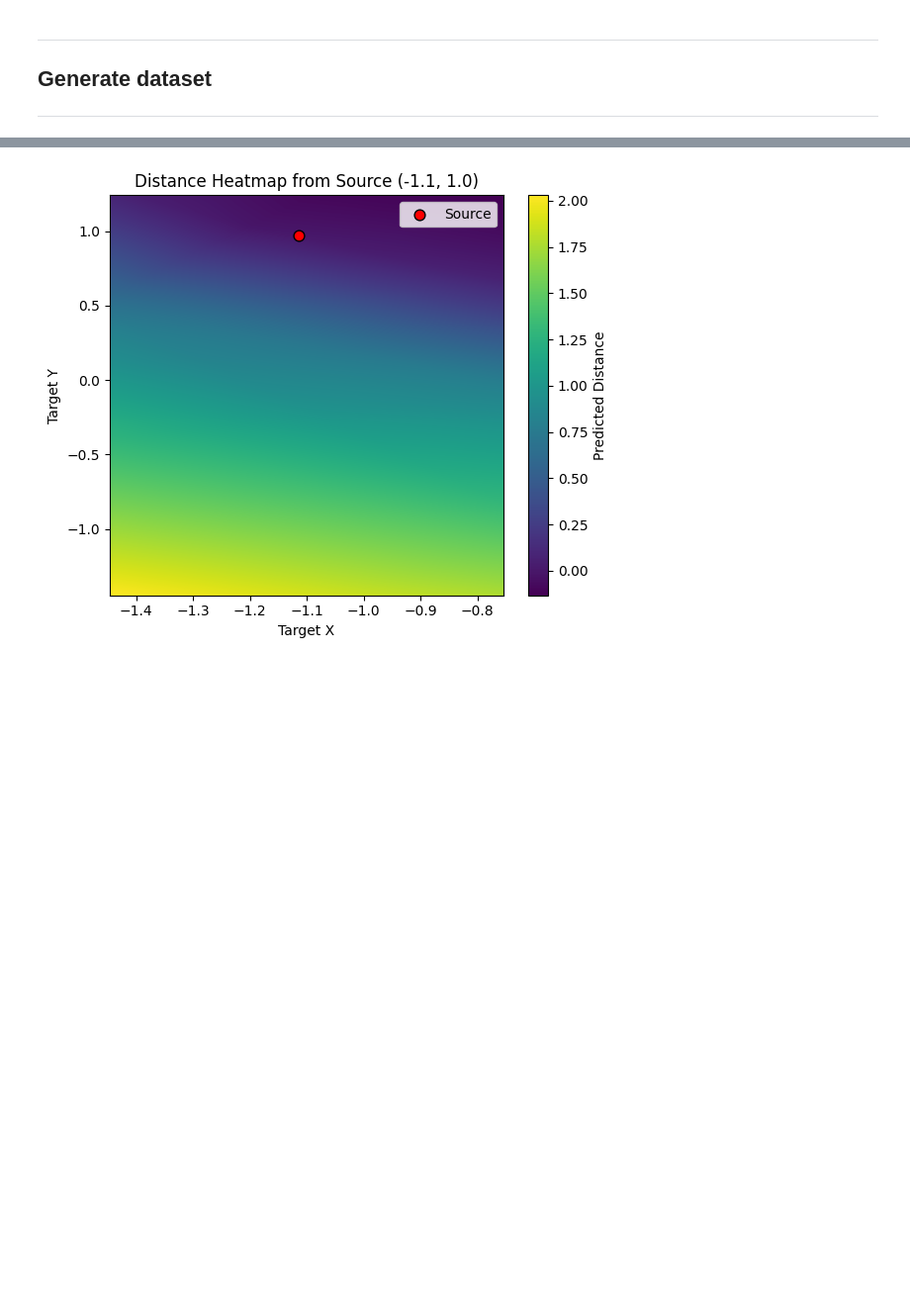
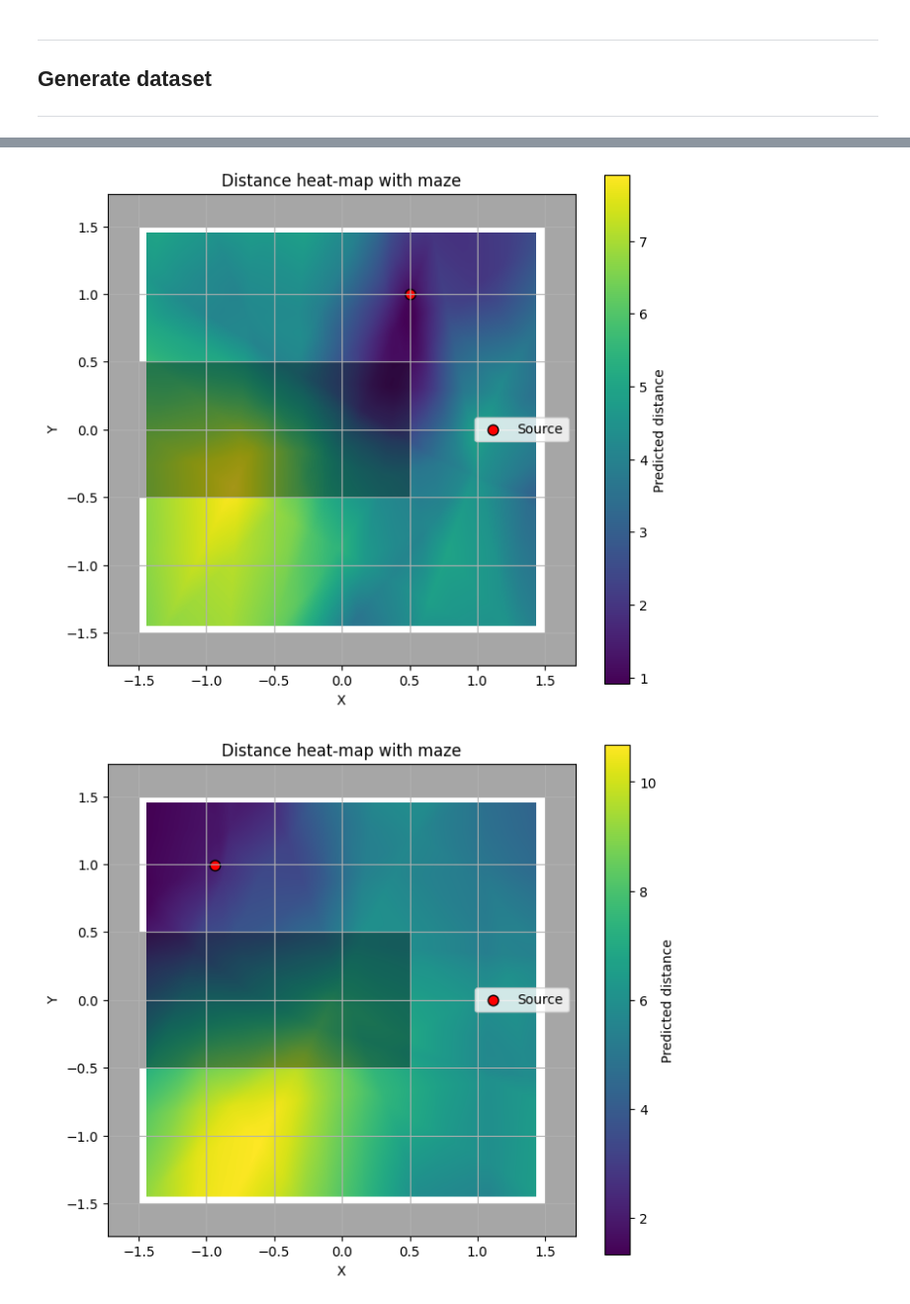
Before and after one commit to AIRI-summer-school/07-distance-to-goal-learning, a Jupyter notebook: artem_ws/scripts/train_stage1.ipynb, the cells around one changed output, grey strips where cells are left out. Shown at 99% size. Drawn from its saved outputs; the diff is of its cells as text; code cells hidden in the pictures; blank space fills up the shorter version.

Commit message:
add train function to the distance model

```diff
--- a/artem_ws/scripts/train_stage1.ipynb
+++ b/artem_ws/scripts/train_stage1.ipynb
@@ -23,7 +23,7 @@ Current device: 0
 Device name: NVIDIA GeForce RTX 4080 Laptop GPU
 # %%
 env_id = 'PointMaze_UMaze-v3'  # Use dense reward for initial training
-train_episodes = 100
+train_episodes = 10000
 max_episode_steps = 512
 seed = 0
 
@@ -33,9 +33,9 @@ gym.register_envs(gymnasium_robotics)
 # Initialize environment
 c = 'c'; U_map = [
     [1, 1, 1, 1, 1],
-    [1, c, 0, 0, 1],
-    [1, 1, 1, 0, 1],
-    [1, c, 0, 0, 1],
+    [1, c, c, c, 1],
+    [1, 1, 1, c, 1],
+    [1, c, c, c, 1],
     [1, 1, 1, 1, 1]
 ]
 builder = EnvBuilder(env_id=env_id, maze_map=U_map, max_episode_steps=max_episode_steps, seed=seed)
@@ -51,0 +81,3 @@ View run at https://wandb.ai/voronov_artem_lit-skolkovo-institute-of-science-and
+# %%
+model_path = "models/ppo_agent_stage1_good.pth"
+agent.ac.load_state_dict(torch.load(model_path))
@@ -111,3 +111,4 @@ eval_distances = shuffled_distances[split_idx:]
 # %%
 sup_model = distance_models.SupervisedDistanceEstimator(input_dim=4)
-sup_loss = sup_model.train_from_data(train_states, train_distances, epochs=100)
+sup_loss = sup_model.train_from_data(dataset, epochs=50, batch_size=16192)
+eval_loss = sup_model.evaluate_from_data(dataset, save_model=True)
@@ -123,15 +118,6 @@ Eval loss: 0.0001
 # %%
-def get_borders(trajectories):
-    all_points = np.concatenate([np.array(traj) for traj in trajectories], axis=0)
-    x_all, y_all = all_points[:, 0], all_points[:, 1]
-
-    xlim = (x_all.min(), x_all.max())
-    ylim = (y_all.min(), y_all.max())
-    start_point = tuple(trajectories[0][0])
-
-    return start_point, xlim, ylim
-
-start_point, xlim, ylim = get_borders(trajectories)
-sup_model.plot_distance_heatmap(source_point=start_point, grid_size=1000, xlim=xlim, ylim=ylim)
+sup_model.plot_distance_heatmap(env=eval_env, source_point=(0.5,1.0))
+sup_model.plot_distance_heatmap(env=eval_env)
 # %% [output]
-[figure, old version]
+[figure, new version]
+[figure, added]
```
Also changed, not shown: parts of 9 cells of this notebook, 3 other files.
